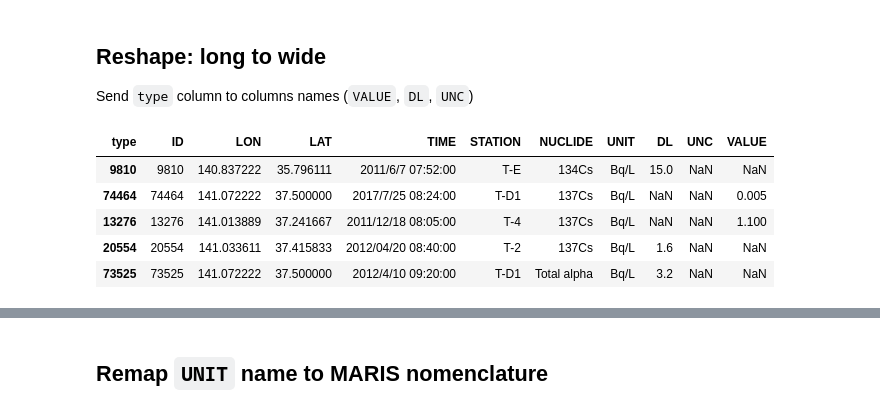
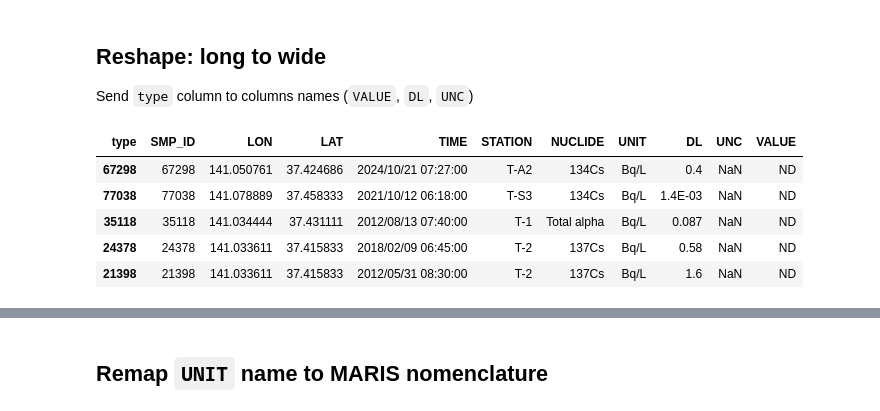
Before and after one commit to franckalbinet/marisco, a Jupyter notebook: nbs/handlers/tepco.ipynb, the cells around one changed output, grey strips where cells are left out. Cells and saved outputs as stored; diff of their text form; code cells hidden in the pictures.

```diff
--- a/nbs/handlers/tepco.ipynb
+++ b/nbs/handlers/tepco.ipynb
@@ -699,7 +761,6 @@ class ExtractNuclideNameCB(Callback):
 # %%
 #| eval: false
 tfm = Transformer(dfs, cbs=[
-    FixMissingValuesCB(),
     RemoveJapanaseCharCB(),
     FixRangeValueStringCB(),
     SelectColsOfInterestCB(common_coi, nuclides_pattern),
@@ -728,7 +789,6 @@ class ExtractUnitCB(Callback):
 # %%
 #| eval: false
 tfm = Transformer(dfs, cbs=[
-    FixMissingValuesCB(),
     RemoveJapanaseCharCB(),
     FixRangeValueStringCB(),
     SelectColsOfInterestCB(common_coi, nuclides_pattern),
@@ -765,7 +825,6 @@ class ExtractValueTypeCB(Callback):
 # %%
 #| eval: false
 tfm = Transformer(dfs, cbs=[
-    FixMissingValuesCB(),
     RemoveJapanaseCharCB(),
     FixRangeValueStringCB(),
     SelectColsOfInterestCB(common_coi, nuclides_pattern),
@@ -801,27 +860,26 @@ class LongToWideCB(Callback):
             aggfunc='first'
         ).reset_index()
         tfm.dfs['SEAWATER'].reset_index(inplace=True)
-        tfm.dfs['SEAWATER'].rename(columns={'index': 'ID'}, inplace=True)
+        tfm.dfs['SEAWATER'].rename(columns={'index': 'SMP_ID'}, inplace=True)
 # %%
 #| eval: false
 tfm = Transformer(dfs, cbs=[
-    FixMissingValuesCB(),
     RemoveJapanaseCharCB(),
     FixRangeValueStringCB(),
     SelectColsOfInterestCB(common_coi, nuclides_pattern),
     WideToLongCB(),
     ExtractNuclideNameCB(),
     ExtractUnitCB(),
     ExtractValueTypeCB(),
     LongToWideCB()
     ])
 
 df_test = tfm()['SEAWATER']
 df_test.sample(5)
 # %% [output]
-| type | ID | LON | LAT | TIME | STATION | NUCLIDE | UNIT | DL | UNC | VALUE |
-| 9810 | 9810 | 140.837222 | 35.796111 | 2011/6/7 07:52:00 | T-E | 134Cs | Bq/L | 15.0 | NaN | NaN |
-| 74464 | 74464 | 141.072222 | 37.500000 | 2017/7/25 08:24:00 | T-D1 | 137Cs | Bq/L | NaN | NaN | 0.005 |
-| 13276 | 13276 | 141.013889 | 37.241667 | 2011/12/18 08:05:00 | T-4 | 137Cs | Bq/L | NaN | NaN | 1.100 |
-| 20554 | 20554 | 141.033611 | 37.415833 | 2012/04/20 08:40:00 | T-2 | 137Cs | Bq/L | 1.6 | NaN | NaN |
-| 73525 | 73525 | 141.072222 | 37.500000 | 2012/4/10 09:20:00 | T-D1 | Total alpha | Bq/L | 3.2 | NaN | NaN |
+| type | SMP_ID | LON | LAT | TIME | STATION | NUCLIDE | UNIT | DL | UNC | VALUE |
+| 67298 | 67298 | 141.050761 | 37.424686 | 2024/10/21 07:27:00 | T-A2 | 134Cs | Bq/L | 0.4 | NaN | ND |
+| 77038 | 77038 | 141.078889 | 37.458333 | 2021/10/12 06:18:00 | T-S3 | 134Cs | Bq/L | 1.4E-03 | NaN | ND |
+| 35118 | 35118 | 141.034444 | 37.431111 | 2012/08/13 07:40:00 | T-1 | Total alpha | Bq/L | 0.087 | NaN | ND |
+| 24378 | 24378 | 141.033611 | 37.415833 | 2018/02/09 06:45:00 | T-2 | 137Cs | Bq/L | 0.58 | NaN | ND |
+| 21398 | 21398 | 141.033611 | 37.415833 | 2012/05/31 08:30:00 | T-2 | 137Cs | Bq/L | 1.6 | NaN | ND |
```
Also changed, not shown: parts of 41 cells of this notebook, 16 other files.
